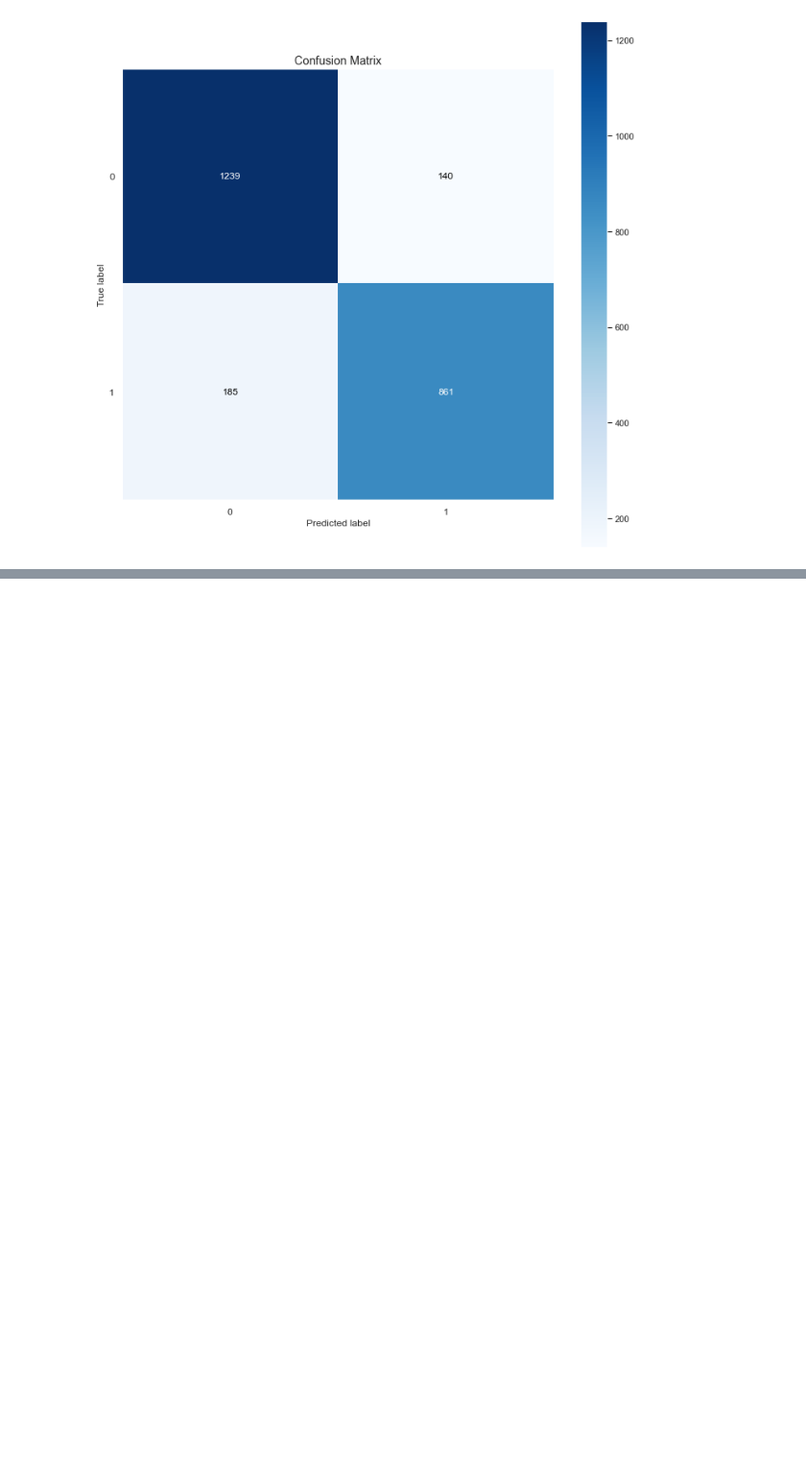
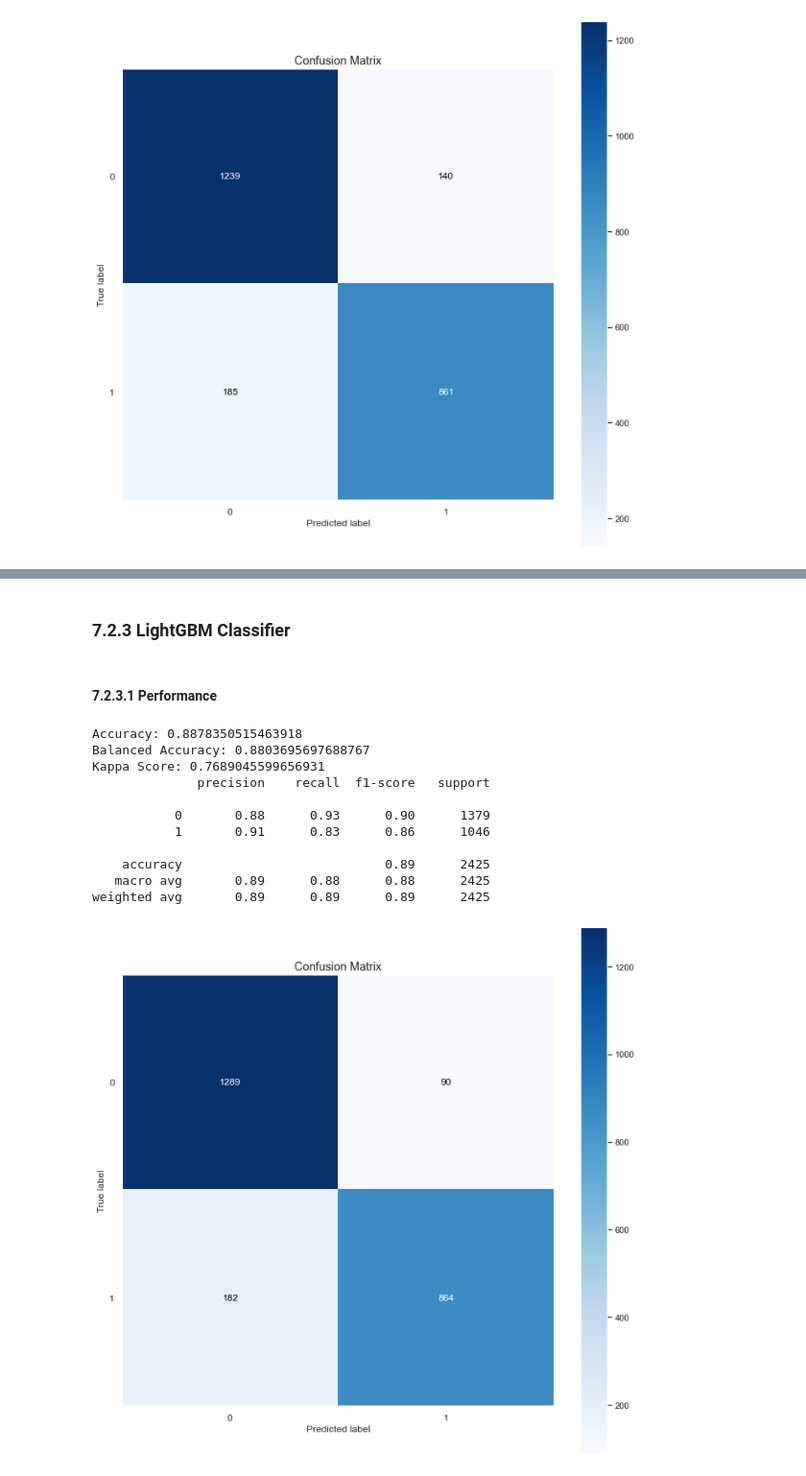
Before and after one commit to FabioCaffarello/Churn-Prediction-TopBank, a Jupyter notebook: 02-Notebooks/ent_to_end_churn_prediction.ipynb, the cells around one changed output, grey strips where cells are left out. Shown at 96% size. Cells and saved outputs as stored; diff of their text form; code cells hidden in the pictures; blank space fills up the shorter version.

```diff
--- a/02-Notebooks/ent_to_end_churn_prediction.ipynb
+++ b/02-Notebooks/ent_to_end_churn_prediction.ipynb
@@ -1308,0 +1373,41 @@ Fold Number: 5/5
+# %% [markdown]
+### 7.2.3 LightGBM Classifier
+# %%
+lgbm = LGBMClassifier(n_jobs=-1, random_state=42)
+lgbm.fit(X_train, y_train)
+
+# Prediction
+yhat_lgbm = lgbm.predict(X_valid)
+# %% [markdown]
+#### 7.2.3.1 Performance
+# %%
+# Accuracy
+acc_lgbm = accuracy_score(y_valid, yhat_lgbm)
+print('Accuracy: {}'.format(acc_lgbm))
+
+# Balanced Accuracy
+balanced_acc_lgbm = balanced_accuracy_score(y_valid, yhat_lgbm)
+print('Balanced Accuracy: {}'.format(balanced_acc_lgbm))
+
+# Kappa Score
+kappa_lgbm = cohen_kappa_score(y_valid, yhat_lgbm)
+print('Kappa Score: {}'.format(kappa_lgbm))
+
+# Classification Report
+print(classification_report(y_valid, yhat_lgbm))
+
+# Confusion matrix
+plot_confusion_matrix(y_valid, yhat_lgbm, normalize=False, figsize=(12, 12));
+# %% [output]
+Accuracy: 0.8878350515463918
+Balanced Accuracy: 0.8803695697688767
+Kappa Score: 0.7689045599656931
+              precision    recall  f1-score   support
+
+           0       0.88      0.93      0.90      1379
+           1       0.91      0.83      0.86      1046
+
+    accuracy                           0.89      2425
+   macro avg       0.89      0.88      0.88      2425
+weighted avg       0.89      0.89      0.89      2425
+[figure, added]
```
Also changed, not shown: parts of 24 cells of this notebook.
